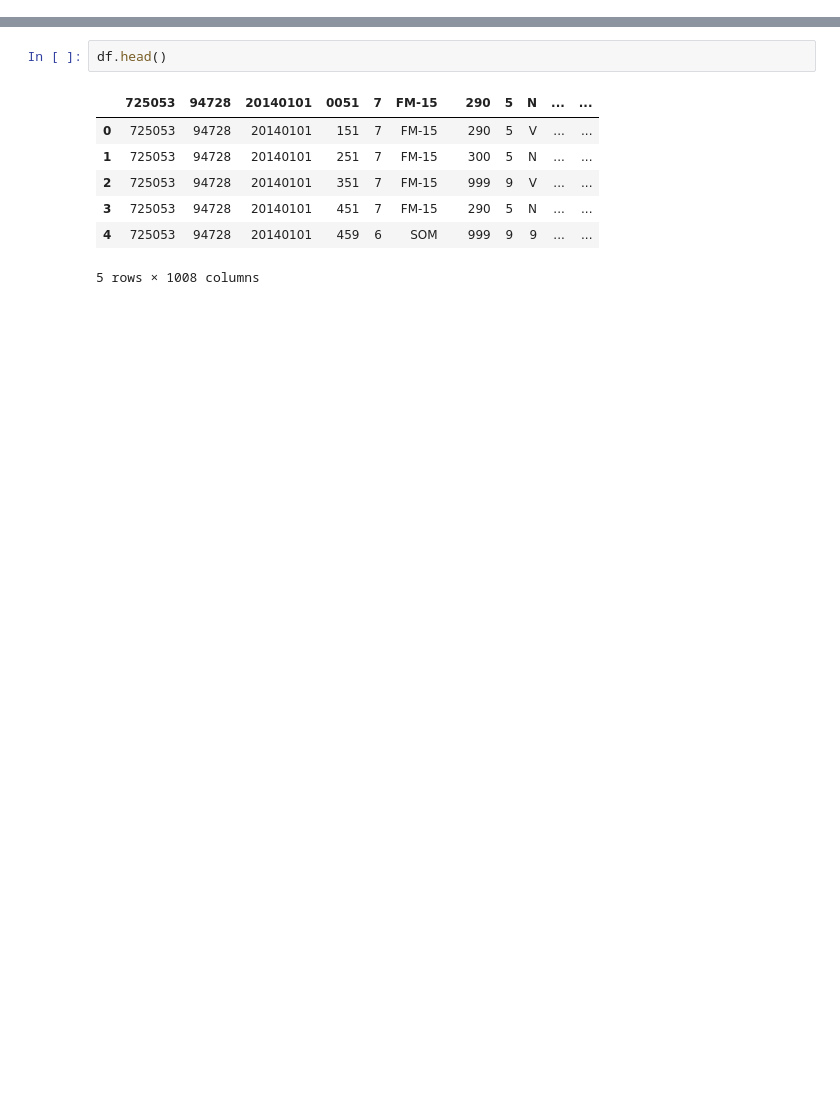
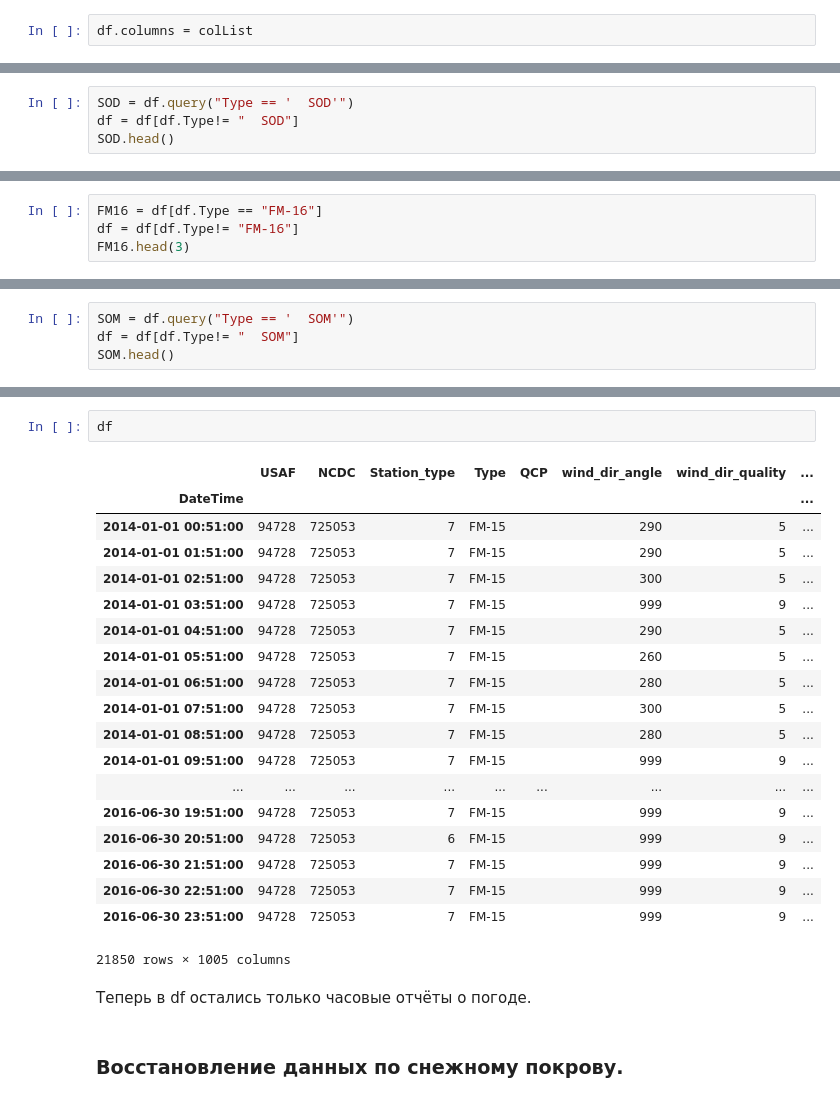
Before and after one commit to PhySci/projectNYtaxi, a Jupyter notebook: weather/Untitled.ipynb, the cells around one changed output, grey strips where cells are left out. Saved outputs shown, nothing was run; the diff lists cells and outputs as text; blank space fills up the shorter version.

```diff
--- a/weather/Untitled.ipynb
+++ b/weather/Untitled.ipynb
@@ -4,0 +253,2 @@ df = pd.read_csv('235217340862dat.txt',skiprows = 2)
+# %%
+df.columns = colList
@@ -4,0 +320,4 @@ df = pd.read_csv('235217340862dat.txt',skiprows = 2)
+# %%
+SOD = df.query("Type == '  SOD'")
+df = df[df.Type!= "  SOD"]
+SOD.head()
@@ -4,0 +333,4 @@ df = pd.read_csv('235217340862dat.txt',skiprows = 2)
+# %%
+FM16 = df[df.Type == "FM-16"]
+df = df[df.Type!= "FM-16"]
+FM16.head(3)
@@ -4,0 +344,4 @@ df = pd.read_csv('235217340862dat.txt',skiprows = 2)
+# %%
+SOM = df.query("Type == '  SOM'")
+df = df[df.Type!= "  SOM"]
+SOM.head()
@@ -5,10 +357,26 @@ df = pd.read_csv('235217340862dat.txt',skiprows = 2)
 # %%
-df.head()
+df
 # %% [output]
-|  | 725053 | 94728 | 20140101 | 0051 | 7 | FM-15 |  | 290 | 5 | N | ... | ... |
-| 0 | 725053 | 94728 | 20140101 | 151 | 7 | FM-15 |  | 290 | 5 | V | ... | ... |
-| 1 | 725053 | 94728 | 20140101 | 251 | 7 | FM-15 |  | 300 | 5 | N | ... | ... |
-| 2 | 725053 | 94728 | 20140101 | 351 | 7 | FM-15 |  | 999 | 9 | V | ... | ... |
-| 3 | 725053 | 94728 | 20140101 | 451 | 7 | FM-15 |  | 290 | 5 | N | ... | ... |
-| 4 | 725053 | 94728 | 20140101 | 459 | 6 | SOM |  | 999 | 9 | 9 | ... | ... |
+|  | USAF | NCDC | Station_type | Type | QCP | wind_dir_angle | wind_dir_quality | ... |
+| DateTime |  |  |  |  |  |  |  | ... |
+| 2014-01-01 00:51:00 | 94728 | 725053 | 7 | FM-15 |  | 290 | 5 | ... |
+| 2014-01-01 01:51:00 | 94728 | 725053 | 7 | FM-15 |  | 290 | 5 | ... |
+| 2014-01-01 02:51:00 | 94728 | 725053 | 7 | FM-15 |  | 300 | 5 | ... |
+| 2014-01-01 03:51:00 | 94728 | 725053 | 7 | FM-15 |  | 999 | 9 | ... |
+| 2014-01-01 04:51:00 | 94728 | 725053 | 7 | FM-15 |  | 290 | 5 | ... |
+| 2014-01-01 05:51:00 | 94728 | 725053 | 7 | FM-15 |  | 260 | 5 | ... |
+| 2014-01-01 06:51:00 | 94728 | 725053 | 7 | FM-15 |  | 280 | 5 | ... |
+| 2014-01-01 07:51:00 | 94728 | 725053 | 7 | FM-15 |  | 300 | 5 | ... |
+| 2014-01-01 08:51:00 | 94728 | 725053 | 7 | FM-15 |  | 280 | 5 | ... |
+| 2014-01-01 09:51:00 | 94728 | 725053 | 7 | FM-15 |  | 999 | 9 | ... |
+| ... | ... | ... | ... | ... | ... | ... | ... | ... |
+| 2016-06-30 19:51:00 | 94728 | 725053 | 7 | FM-15 |  | 999 | 9 | ... |
+| 2016-06-30 20:51:00 | 94728 | 725053 | 6 | FM-15 |  | 999 | 9 | ... |
+| 2016-06-30 21:51:00 | 94728 | 725053 | 7 | FM-15 |  | 999 | 9 | ... |
+| 2016-06-30 22:51:00 | 94728 | 725053 | 7 | FM-15 |  | 999 | 9 | ... |
+| 2016-06-30 23:51:00 | 94728 | 725053 | 7 | FM-15 |  | 999 | 9 | ... |
-5 rows × 1008 columns
+21850 rows × 1005 columns
+# %% [markdown]
+Теперь в df остались только часовые отчёты о погоде.
+# %% [markdown]
+### Восстановление данных по снежному покрову.
```
Also changed, not shown: parts of 67 cells of this notebook, 5 other files.
